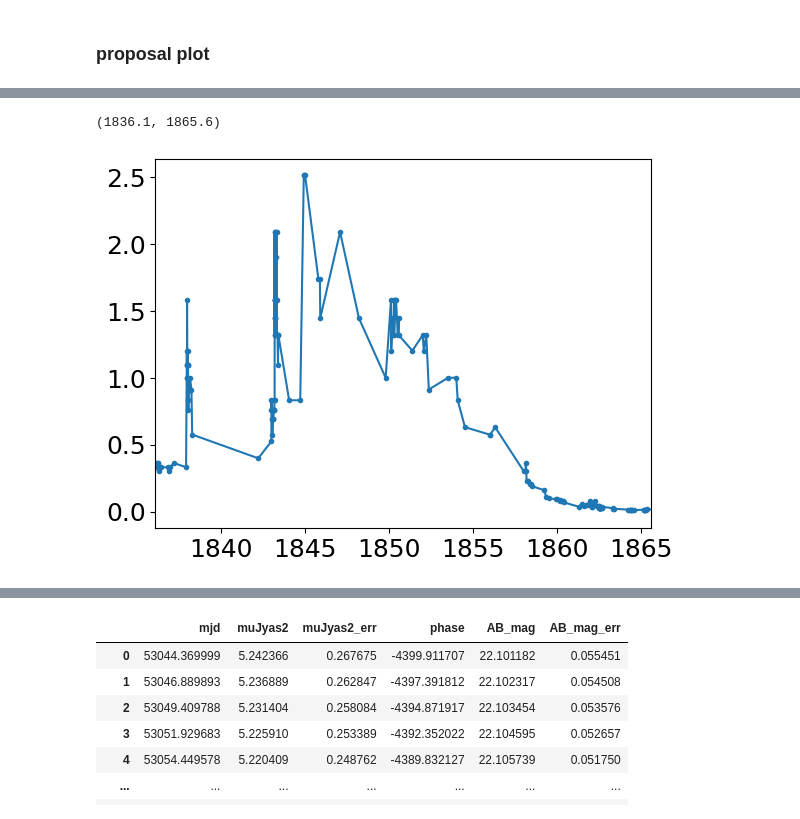
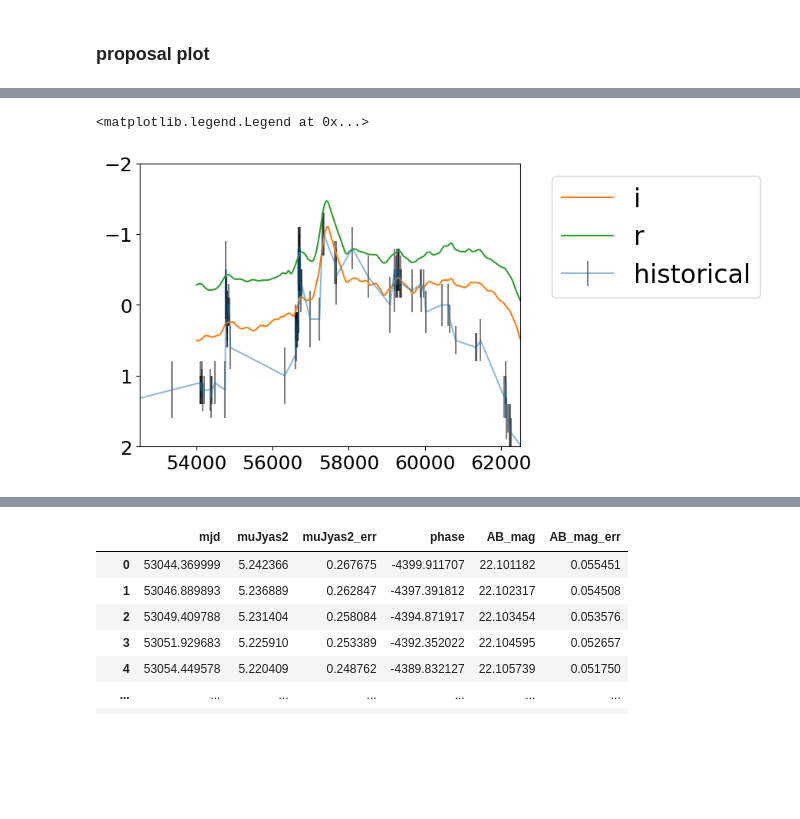
Before and after one commit to xiaolng/EtaCarEchoes, a Jupyter notebook: old_vers1/color_to_Teff_Pickle.ipynb, the cells around one changed output, grey strips where cells are left out. Saved outputs shown, nothing was run; the diff lists cells and outputs as text; code cells hidden in the pictures; blank space fills up the shorter version.

```diff
--- a/old_vers1/color_to_Teff_Pickle.ipynb
+++ b/old_vers1/color_to_Teff_Pickle.ipynb
@@ -226,0 +226,18 @@ LCm2_z.loc[working_inds_z,'AB_mag_err'] = np.array(mag_err_z)
+# %%
+def load_finaldata(filename, filt_key=None):
+    with pd.HDFStore(filename, mode='r') as store:
+        if filt_key is None:
+            table = {}
+            for key in list(store.keys()):
+                key = key.strip('/')
+                table[key] = store.get(key)
+        elif filt_key is not None:
+            table = store.get(filt_key)
+    return(table)
+# %%
+LCmodels = load_finaldata('../2nd_LCmodels.h5')
+# %%
+LCm2_i = LCmodels['i']
+LCm2_g = LCmodels['g']
+LCm2_r = LCmodels['r']
+LCm2_z = LCmodels['z']
@@ -699,11 +894,20 @@ eta_historic.t['MJD'] = lc_mjd
 # %%
-x = eta_historic.t['Year']
-y = eta_historic.t['Flux']
+x = eta_historic.t['MJD']
+y = eta_historic.t['Mag']
 
-y_err = eta_historic.t['Flux_err']
-plt.plot(x, y, '.-')
+y_err = eta_historic.t['Mag_err']
+plt.errorbar(x, y, y_err, ecolor='k', alpha=0.5, label='historical')
 
-plt.xlim(1836.1, 1865.6)
+#plt.xlim(1836.1, 1865.6)
+
+plt.plot(t_ran, i_new_dered-17.5, label='i')
+plt.plot(t_ran, r_new_dered-17.5, label='r')
+
+plt.gca().invert_yaxis()
+
+plt.xlim(52500, 62500)
+plt.ylim(2, -2)
+plt.legend(bbox_to_anchor=(1.05, 1))
 # %% [output]
-(1836.1, 1865.6)
+<matplotlib.legend.Legend at 0x...>
-[figure, old version]
+[figure, new version]
```
Also changed, not shown: parts of 29 cells of this notebook, 22 other files.
